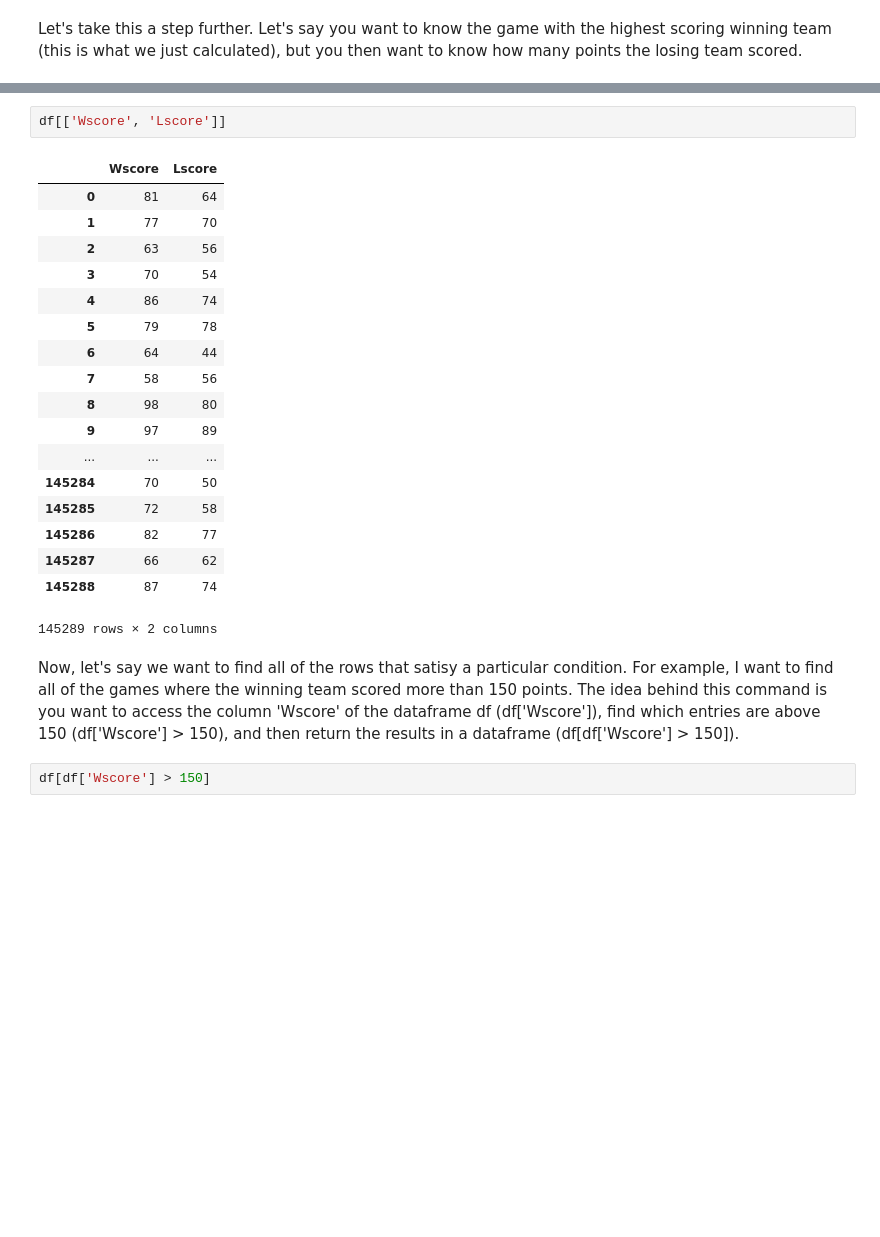
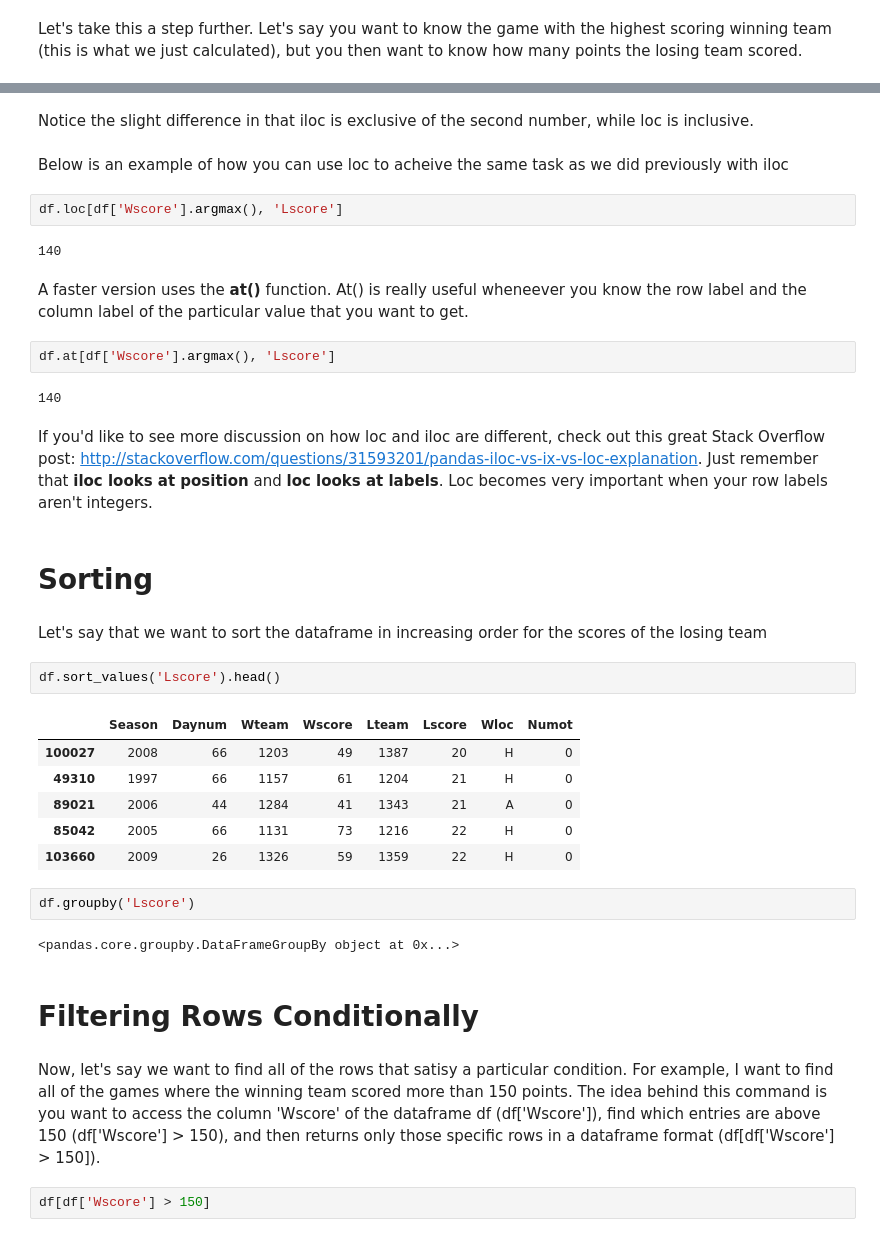
Before and after one commit to adeshpande3/Pandas-Tutorial, a Jupyter notebook: Pandas Tutorial.ipynb, the cells around one changed output, grey strips where cells are left out. Drawn from its saved outputs; the diff is of its cells as text; blank space fills up the shorter version.

```diff
--- a/Pandas Tutorial.ipynb
+++ b/Pandas Tutorial.ipynb
@@ -95,26 +172,40 @@ The bracket indexing operator is the best way to extract certain columns from a
+# %% [markdown]
+Notice the slight difference in that iloc is exclusive of the second number, while loc is inclusive.
+# %% [markdown]
+Below is an example of how you can use loc to acheive the same task as we did previously with iloc
 # %%
-df[['Wscore', 'Lscore']]
+df.loc[df['Wscore'].argmax(), 'Lscore']
 # %% [output]
-|  | Wscore | Lscore |
-| 0 | 81 | 64 |
-| 1 | 77 | 70 |
-| 2 | 63 | 56 |
-| 3 | 70 | 54 |
-| 4 | 86 | 74 |
-| 5 | 79 | 78 |
-| 6 | 64 | 44 |
-| 7 | 58 | 56 |
-| 8 | 98 | 80 |
-| 9 | 97 | 89 |
-| ... | ... | ... |
-| 145284 | 70 | 50 |
-| 145285 | 72 | 58 |
-| 145286 | 82 | 77 |
-| 145287 | 66 | 62 |
-| 145288 | 87 | 74 |
-145289 rows × 2 columns
+140
+# %% [markdown]
+A faster version uses the **at()** function. At() is really useful wheneever you know the row label and the column label of the particular value that you want to get.
+# %%
+df.at[df['Wscore'].argmax(), 'Lscore']
+# %% [output]
+140
+# %% [markdown]
+If you'd like to see more discussion on how loc and iloc are different, check out this great Stack Overflow post: http://stackoverflow.com/questions/31593201/pandas-iloc-vs-ix-vs-loc-explanation. Just remember that **iloc looks at position** and **loc looks at labels**. Loc becomes very important when your row labels aren't integers.
+# %% [markdown]
+# Sorting
+# %% [markdown]
+Let's say that we want to sort the dataframe in increasing order for the scores of the losing team
+# %%
+df.sort_values('Lscore').head()
+# %% [output]
+|  | Season | Daynum | Wteam | Wscore | Lteam | Lscore | Wloc | Numot |
+| 100027 | 2008 | 66 | 1203 | 49 | 1387 | 20 | H | 0 |
+| 49310 | 1997 | 66 | 1157 | 61 | 1204 | 21 | H | 0 |
+| 89021 | 2006 | 44 | 1284 | 41 | 1343 | 21 | A | 0 |
+| 85042 | 2005 | 66 | 1131 | 73 | 1216 | 22 | H | 0 |
+| 103660 | 2009 | 26 | 1326 | 59 | 1359 | 22 | H | 0 |
+# %%
+df.groupby('Lscore')
+# %% [output]
+<pandas.core.groupby.DataFrameGroupBy object at 0x...>
+# %% [markdown]
+# Filtering Rows Conditionally
 # %% [markdown]
-Now, let's say we want to find all of the rows that satisy a particular condition. For example, I want to find all of the games where the winning team scored more than 150 points. The idea behind this command is you want to access the column 'Wscore' of the dataframe df (df['Wscore']), find which entries are above 150 (df['Wscore'] > 150), and then return the results in a dataframe (df[df['Wscore'] > 150]).
+Now, let's say we want to find all of the rows that satisy a particular condition. For example, I want to find all of the games where the winning team scored more than 150 points. The idea behind this command is you want to access the column 'Wscore' of the dataframe df (df['Wscore']), find which entries are above 150 (df['Wscore'] > 150), and then returns only those specific rows in a dataframe format (df[df['Wscore'] > 150]).
 # %%
 df[df['Wscore'] > 150]
 # %% [output]
```
Also changed, not shown: parts of 64 cells of this notebook, 3 other files.
